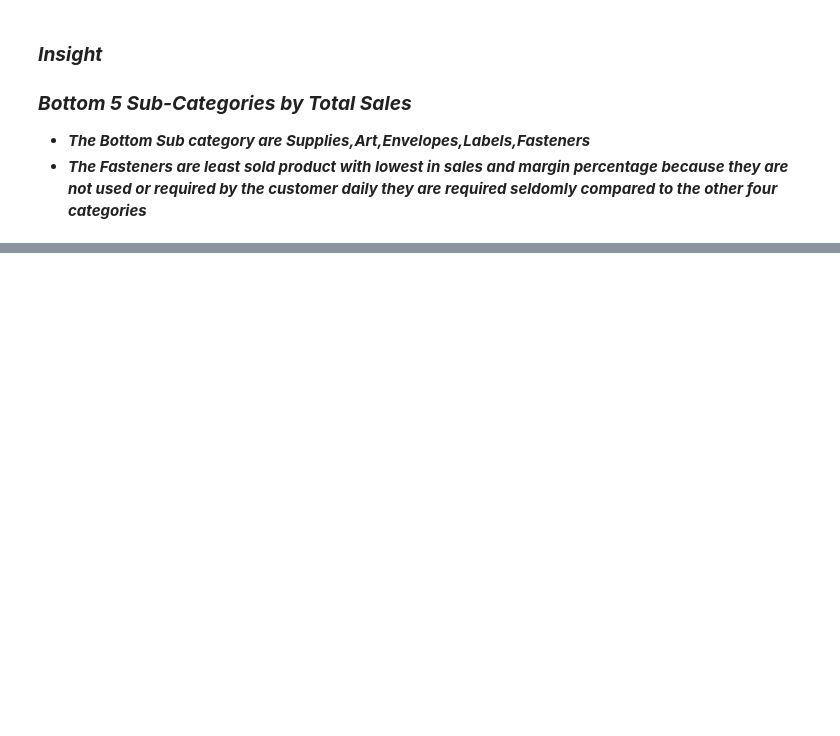
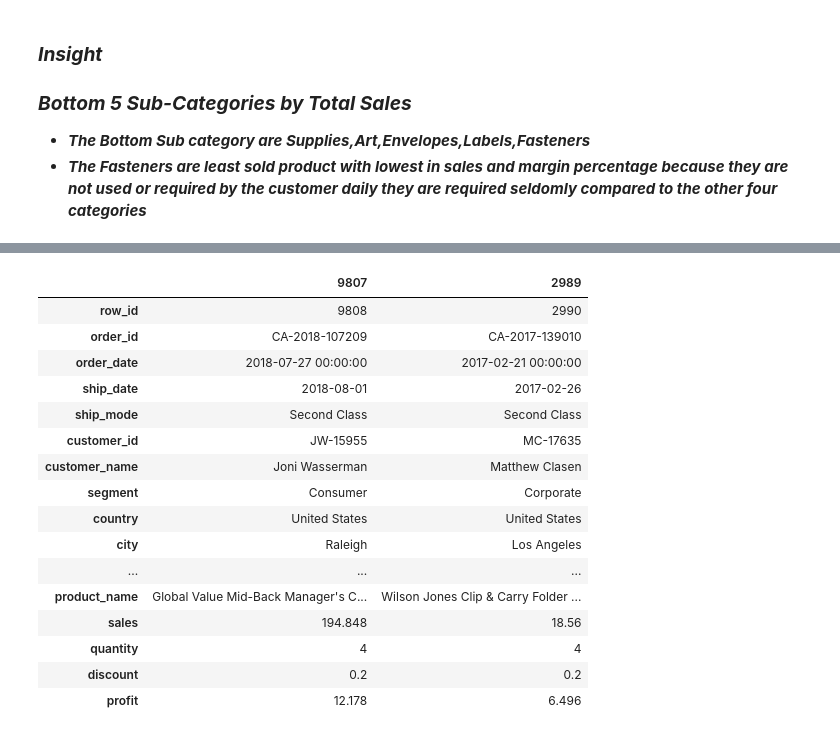
Before and after one commit to IndranRamesh/RAG-from-scratch, a Jupyter notebook: projects/practice_ds/ds_practice.ipynb, the cells around one changed output, grey strips where cells are left out. Saved outputs shown, nothing was run; the diff lists cells and outputs as text; code cells hidden in the pictures; blank space fills up the shorter version.

```diff
--- a/projects/practice_ds/ds_practice.ipynb
+++ b/projects/practice_ds/ds_practice.ipynb
@@ -325,0 +350,20 @@ ax.legend().set_visible(True)
+# %%
+df.sample(n=2).T
+# %% [output]
+|  | 9807 | 2989 |
+| row_id | 9808 | 2990 |
+| order_id | CA-2018-107209 | CA-2017-139010 |
+| order_date | 2018-07-27 00:00:00 | 2017-02-21 00:00:00 |
+| ship_date | 2018-08-01 | 2017-02-26 |
+| ship_mode | Second Class | Second Class |
+| customer_id | JW-15955 | MC-17635 |
+| customer_name | Joni Wasserman | Matthew Clasen |
+| segment | Consumer | Corporate |
+| country | United States | United States |
+| city | Raleigh | Los Angeles |
+| ... | ... | ... |
+| product_name | Global Value Mid-Back Manager's C... | Wilson Jones Clip & Carry Folder ... |
+| sales | 194.848 | 18.56 |
+| quantity | 4 | 4 |
+| discount | 0.2 | 0.2 |
+| profit | 12.178 | 6.496 |
```
Also changed, not shown: parts of 2 cells of this notebook, 9 other files.
